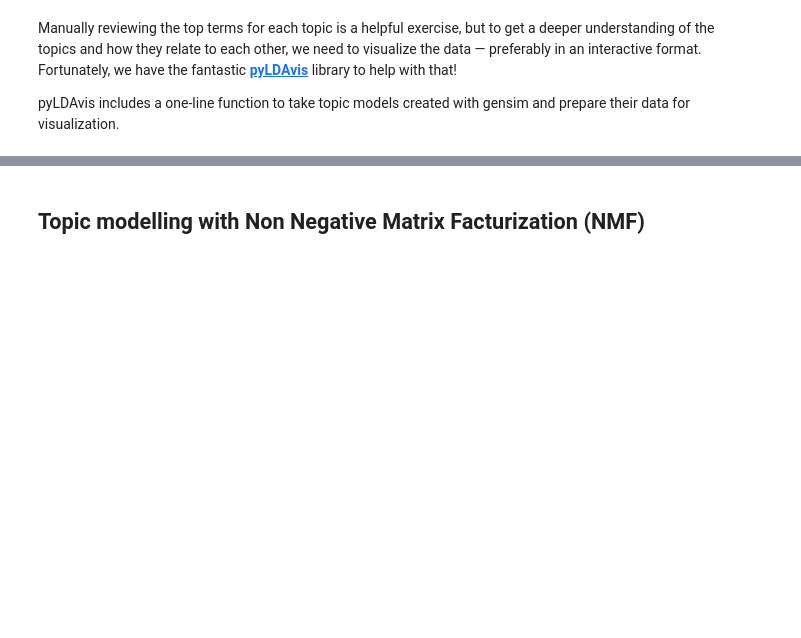
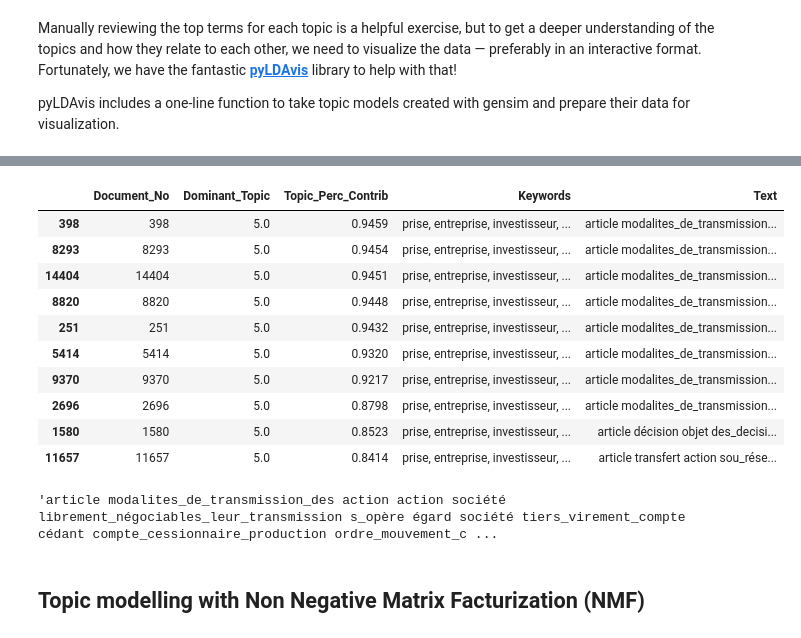
Before and after one commit to alaameloh/Hyperlex_test, a Jupyter notebook: hyperlex_test.ipynb, the cells around one changed output, grey strips where cells are left out. Saved outputs shown, nothing was run; the diff lists cells and outputs as text; code cells hidden in the pictures; blank space fills up the shorter version.

```diff
--- a/hyperlex_test.ipynb
+++ b/hyperlex_test.ipynb
@@ -761,3 +843,21 @@ pyLDAvis.display(LDAvis_prepared)
+# %%
+df_dominant_topic[df_dominant_topic.Dominant_Topic == 5.0].sort_values('Topic_Perc_Contrib', ascending=0).head(10)
+# %% [output]
+|  | Document_No | Dominant_Topic | Topic_Perc_Contrib | Keywords | Text |
+| 398 | 398 | 5.0 | 0.9459 | prise, entreprise, investisseur, ... | article modalites_de_transmission... |
+| 8293 | 8293 | 5.0 | 0.9454 | prise, entreprise, investisseur, ... | article modalites_de_transmission... |
+| 14404 | 14404 | 5.0 | 0.9451 | prise, entreprise, investisseur, ... | article modalites_de_transmission... |
+| 8820 | 8820 | 5.0 | 0.9448 | prise, entreprise, investisseur, ... | article modalites_de_transmission... |
+| 251 | 251 | 5.0 | 0.9432 | prise, entreprise, investisseur, ... | article modalites_de_transmission... |
+| 5414 | 5414 | 5.0 | 0.9320 | prise, entreprise, investisseur, ... | article modalites_de_transmission... |
+| 9370 | 9370 | 5.0 | 0.9217 | prise, entreprise, investisseur, ... | article modalites_de_transmission... |
+| 2696 | 2696 | 5.0 | 0.8798 | prise, entreprise, investisseur, ... | article modalites_de_transmission... |
+| 1580 | 1580 | 5.0 | 0.8523 | prise, entreprise, investisseur, ... | article décision objet des_decisi... |
+| 11657 | 11657 | 5.0 | 0.8414 | prise, entreprise, investisseur, ... | article transfert action sou_rése... |
+# %%
+df_dominant_topic.loc[398,'Text']
+# %% [output]
+'article modalites_de_transmission_des action action société librement_négociables_leur_transmission s_opère égard société tiers_virement_compte cédant compte_cessionnaire_production ordre_mouvement_c ...
 # %% [markdown]
 ## Topic modelling with Non Negative Matrix Facturization (NMF)
 # %% [markdown]
```
Also changed, not shown: parts of 28 cells of this notebook, 6 other files.
